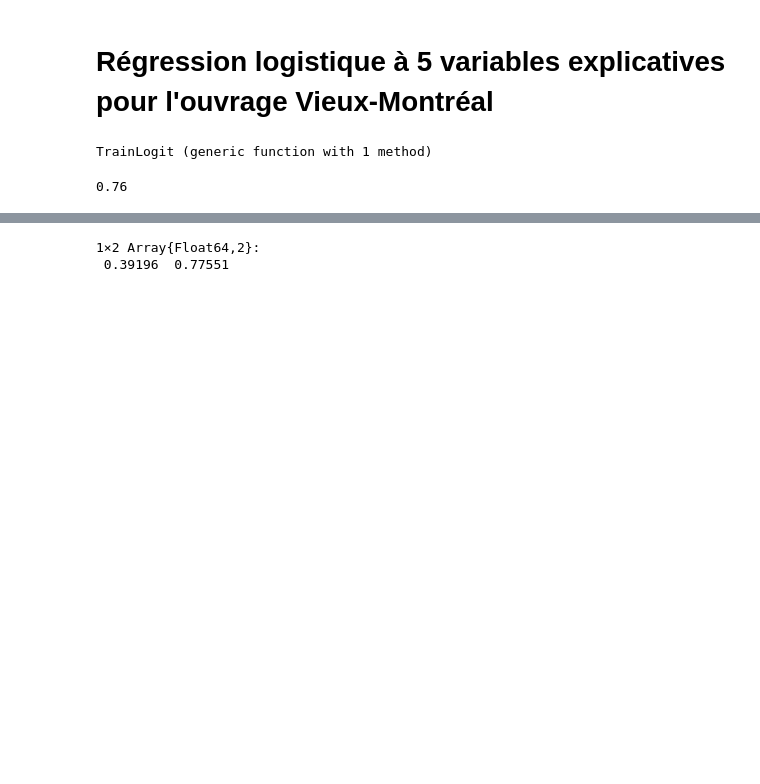
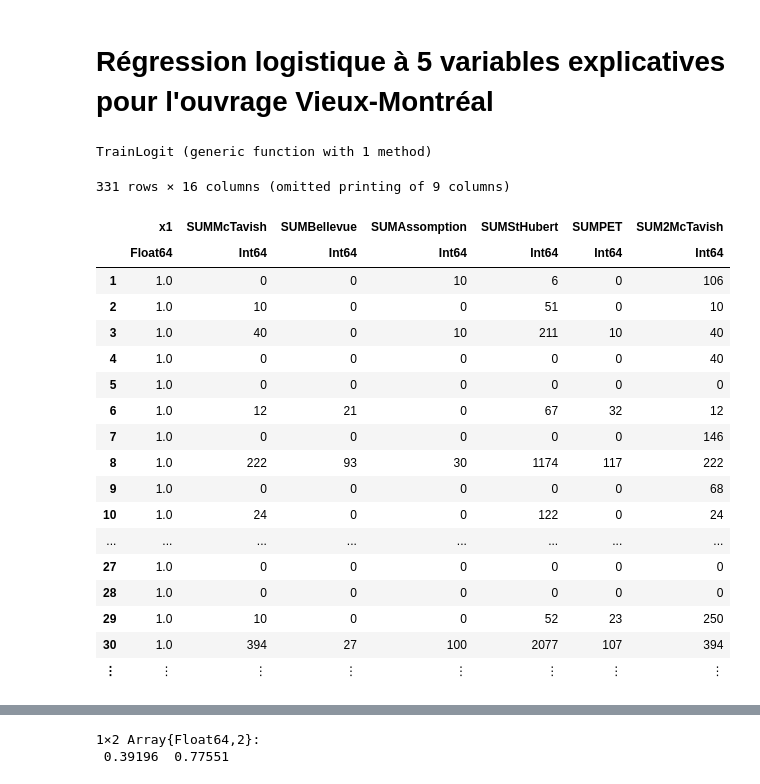
Before and after one commit to gafaua/projetMTH3302, a Jupyter notebook: ProjetA19.ipynb, the cells around one changed output, grey strips where cells are left out. Cells and saved outputs as stored; diff of their text form; code cells hidden in the pictures; blank space fills up the shorter version.

Commit message:
Test sur regression logistique

```diff
--- a/ProjetA19.ipynb
+++ b/ProjetA19.ipynb
@@ -347,15 +344,48 @@ function TrainLogit(ouvrage, surverse_df)
     df_train[!,:MAXStHubert] = x₁₄
     df_train[!,:MAXPET] = x₁₅
 
-    M = glm(@formula(SURVERSE ~ 1 + SUMMcTavish + SUMBellevue + SUMAssomption + SUMStHubert + SUMPET + SUM2McTavish + SUM2Bellevue + SUM2Assomption + SUM2StHubert + SUM2PET + MAXMcTavish + MAXBellevue + MAXAssomption + MAXStHubert + MAXPET), df_train,  Bernoulli(), LogitLink())
 
-    return M
+    return df_train
 
 end
 # %% [output]
 TrainLogit (generic function with 1 method)
-# %%
-f1 = computeF1score(Ŷ, test_set[:, :SURVERSE])
-print(f1)
-# %% [output]
-0.76
+# %%
+df_train_3260, df_test_3260 = splitdataframe(TrainLogit("3260-01D", surverse_df), 0.7)
+df_train_3350, df_test_3350 = splitdataframe(TrainLogit("3350-07D", surverse_df), 0.7)
+df_train_4240, df_test_4240 = splitdataframe(TrainLogit("4240-01D", surverse_df), 0.7)
+df_train_4350, df_test_4350 = splitdataframe(TrainLogit("4350-01D", surverse_df), 0.7)
+df_train_4380, df_test_4380 = splitdataframe(TrainLogit("4380-01D", surverse_df), 0.7)
+
+M_3260 = glm(@formula(SURVERSE ~ 1 + SUMMcTavish + SUMBellevue + SUMAssomption + SUMStHubert + SUMPET + SUM2McTavish + SUM2Bellevue + SUM2Assomption + SUM2StHubert + SUM2PET + MAXMcTavish + MAXBellevue + MAXAssomption + MAXStHubert + MAXPET), df_train_3260,  Bernoulli(), LogitLink())
+M_3350 = glm(@formula(SURVERSE ~ 1 + SUMMcTavish + SUMBellevue + SUMAssomption + SUMStHubert + SUMPET + SUM2McTavish + SUM2Bellevue + SUM2Assomption + SUM2StHubert + SUM2PET + MAXMcTavish + MAXBellevue + MAXAssomption + MAXStHubert + MAXPET), df_train_3350,  Bernoulli(), LogitLink())
+M_4240 = glm(@formula(SURVERSE ~ 1 + SUMMcTavish + SUMAssomption + SUMStHubert + SUMPET + SUM2McTavish + SUM2Assomption + SUM2StHubert + SUM2PET + MAXMcTavish + MAXAssomption + MAXStHubert + MAXPET), df_train_4240,  Bernoulli(), LogitLink())
+M_4350 = glm(@formula(SURVERSE ~ 1 + SUMMcTavish + SUMBellevue + SUMAssomption + SUMStHubert + SUMPET + SUM2McTavish + SUM2Bellevue + SUM2Assomption + SUM2StHubert + SUM2PET + MAXMcTavish + MAXBellevue + MAXAssomption + MAXStHubert + MAXPET), df_train_4350,  Bernoulli(), LogitLink())
+M_4380 = glm(@formula(SURVERSE ~ 1 + SUMMcTavish + SUMBellevue + SUMAssomption + SUMStHubert + SUMPET + SUM2McTavish + SUM2Bellevue + SUM2Assomption + SUM2StHubert + SUM2PET + MAXMcTavish + MAXBellevue + MAXAssomption + MAXStHubert + MAXPET), df_train_4380,  Bernoulli(), LogitLink())
+
+X_3260 = hcat(ones(Float64, length(df_test_3260[:, 1])), df_test_3260[:, 4:18])
+X_3350 = hcat(ones(Float64, length(df_test_3350[:, 1])), df_test_3350[:, 4:18])
+to_add = df_test_4240[:, filter(x -> !(x in [Symbol("SUMBellevue"), Symbol("SUM2Bellevue"), Symbol("MAXBellevue")]), names(df_test_4240))]
+X_4240 = hcat(ones(Float64, length(df_test_4240[:, 1])), to_add[:, 4:15])
+X_4350 = hcat(ones(Float64, length(df_test_4350[:, 1])), df_test_4350[:, 4:18])
+X_4380 = hcat(ones(Float64, length(df_test_4380[:, 1])), df_test_4380[:, 4:18])
+# %% [output]
+331 rows × 16 columns (omitted printing of 9 columns)
+|  | x1 | SUMMcTavish | SUMBellevue | SUMAssomption | SUMStHubert | SUMPET | SUM2McTavish |
+|  | Float64 | Int64 | Int64 | Int64 | Int64 | Int64 | Int64 |
+| 1 | 1.0 | 0 | 0 | 10 | 6 | 0 | 106 |
+| 2 | 1.0 | 10 | 0 | 0 | 51 | 0 | 10 |
+| 3 | 1.0 | 40 | 0 | 10 | 211 | 10 | 40 |
+| 4 | 1.0 | 0 | 0 | 0 | 0 | 0 | 40 |
+| 5 | 1.0 | 0 | 0 | 0 | 0 | 0 | 0 |
+| 6 | 1.0 | 12 | 21 | 0 | 67 | 32 | 12 |
+| 7 | 1.0 | 0 | 0 | 0 | 0 | 0 | 146 |
+| 8 | 1.0 | 222 | 93 | 30 | 1174 | 117 | 222 |
+| 9 | 1.0 | 0 | 0 | 0 | 0 | 0 | 68 |
+| 10 | 1.0 | 24 | 0 | 0 | 122 | 0 | 24 |
+| ... | ... | ... | ... | ... | ... | ... | ... |
+| 27 | 1.0 | 0 | 0 | 0 | 0 | 0 | 0 |
+| 28 | 1.0 | 0 | 0 | 0 | 0 | 0 | 0 |
+| 29 | 1.0 | 10 | 0 | 0 | 52 | 23 | 250 |
+| 30 | 1.0 | 394 | 27 | 100 | 2077 | 107 | 394 |
+| ⋮ | ⋮ | ⋮ | ⋮ | ⋮ | ⋮ | ⋮ | ⋮ |
```
Also changed, not shown: parts of 3 cells of this notebook.
